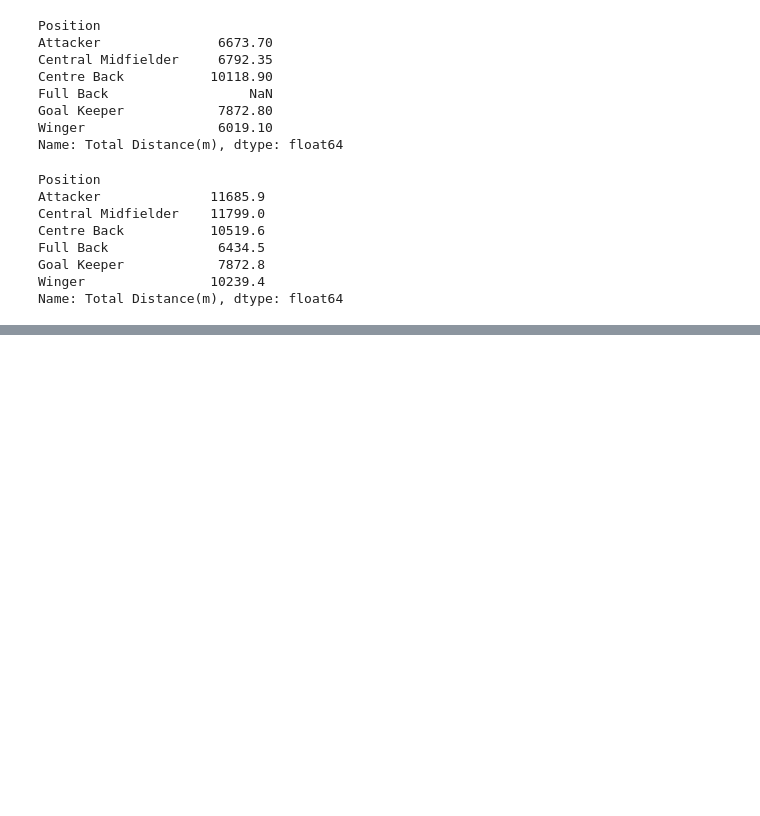
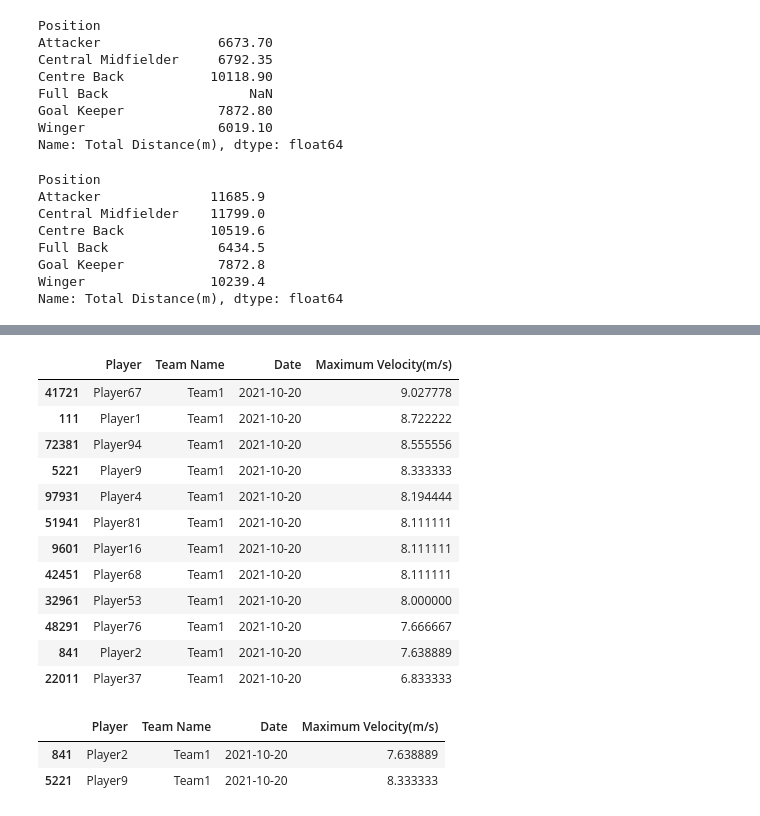
Before and after one commit to typewind/phylix, a Jupyter notebook: processed_explore.ipynb, the cells around one changed output, grey strips where cells are left out. Drawn from its saved outputs; the diff is of its cells as text; code cells hidden in the pictures; blank space fills up the shorter version.

```diff
--- a/processed_explore.ipynb
+++ b/processed_explore.ipynb
@@ -418,0 +461,22 @@ Name: Total Distance(m), dtype: float64
+# %%
+filtered_df[["Player", "Team Name", "Date", "Maximum Velocity(m/s)"]].dropna().sort_values("Maximum Velocity(m/s)", ascending=False)
+# %% [output]
+|  | Player | Team Name | Date | Maximum Velocity(m/s) |
+| 41721 | Player67 | Team1 | 2021-10-20 | 9.027778 |
+| 111 | Player1 | Team1 | 2021-10-20 | 8.722222 |
+| 72381 | Player94 | Team1 | 2021-10-20 | 8.555556 |
+| 5221 | Player9 | Team1 | 2021-10-20 | 8.333333 |
+| 97931 | Player4 | Team1 | 2021-10-20 | 8.194444 |
+| 51941 | Player81 | Team1 | 2021-10-20 | 8.111111 |
+| 9601 | Player16 | Team1 | 2021-10-20 | 8.111111 |
+| 42451 | Player68 | Team1 | 2021-10-20 | 8.111111 |
+| 32961 | Player53 | Team1 | 2021-10-20 | 8.000000 |
+| 48291 | Player76 | Team1 | 2021-10-20 | 7.666667 |
+| 841 | Player2 | Team1 | 2021-10-20 | 7.638889 |
+| 22011 | Player37 | Team1 | 2021-10-20 | 6.833333 |
+# %%
+filtered_df[["Player", "Team Name", "Date", "Maximum Velocity(m/s)"]].head().dropna()
+# %% [output]
+|  | Player | Team Name | Date | Maximum Velocity(m/s) |
+| 841 | Player2 | Team1 | 2021-10-20 | 7.638889 |
+| 5221 | Player9 | Team1 | 2021-10-20 | 8.333333 |
```
Also changed, not shown: parts of 8 cells of this notebook, 7 other files.
